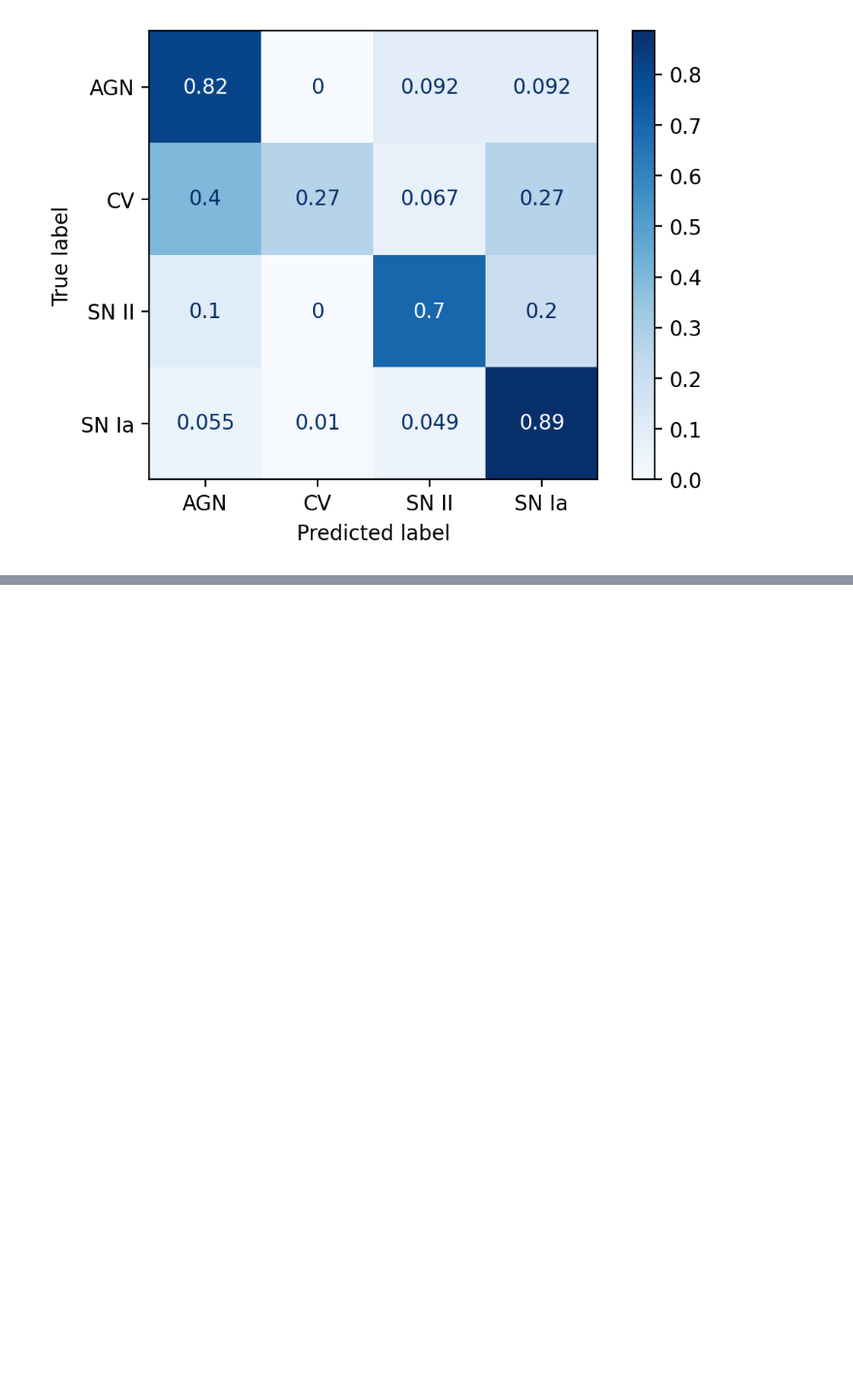
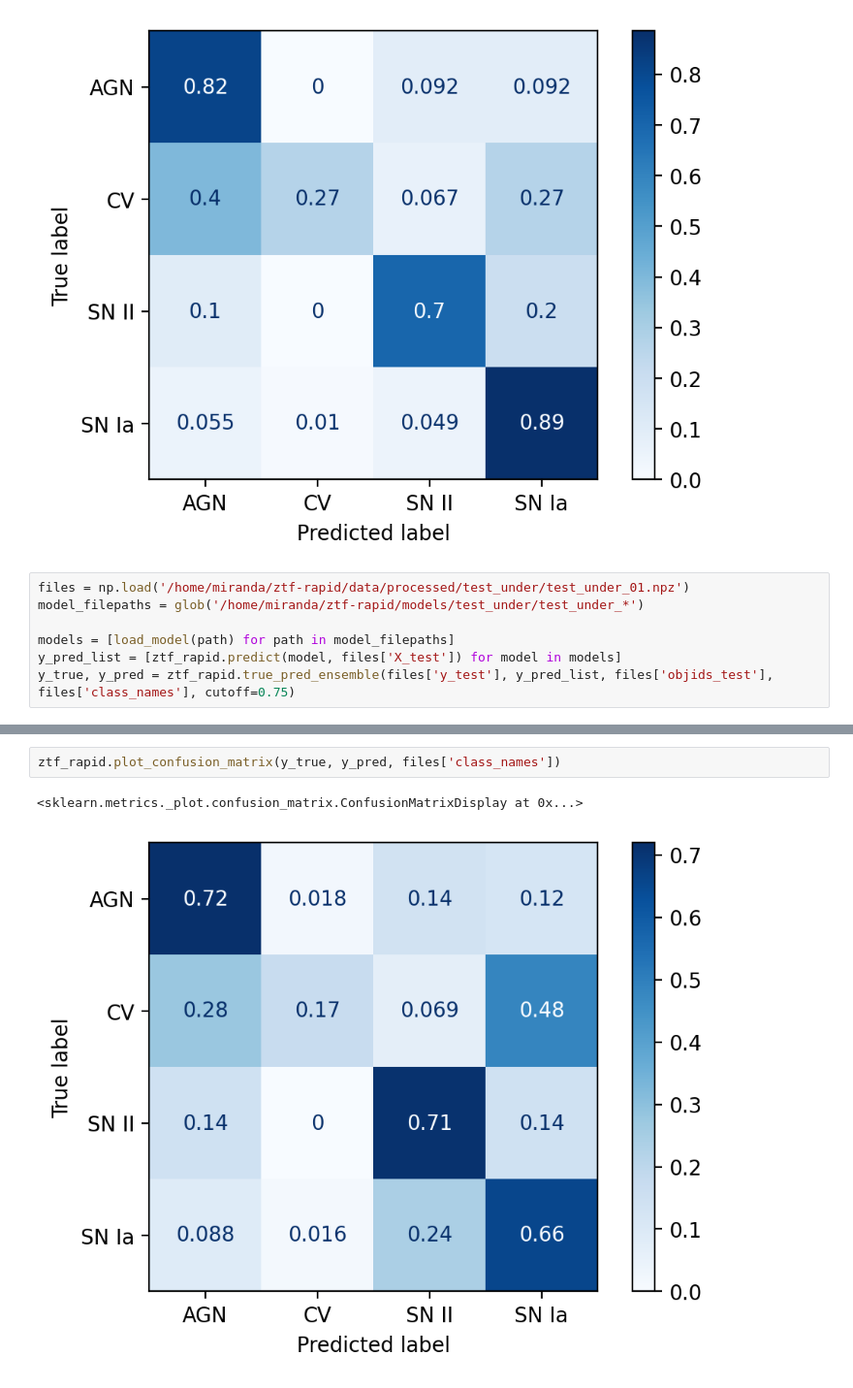
Before and after one commit to nmiranda/ztf-rapid, a Jupyter notebook: notebooks/multiple_models_dbis.ipynb, the cells around one changed output, grey strips where cells are left out. Shown at 97% size. Drawn from its saved outputs; the diff is of its cells as text; blank space fills up the shorter version.

Commit message:
Multiple models dbis multiple runs

```diff
--- a/notebooks/multiple_models_dbis.ipynb
+++ b/notebooks/multiple_models_dbis.ipynb
@@ -42,3 +77,10 @@ ztf_rapid.plot_confusion_matrix(y_true, y_pred, files['class_names'])
 # %% [output]
 <sklearn.metrics._plot.confusion_matrix.ConfusionMatrixDisplay at 0x...>
 [figure]
+# %%
+files = np.load('/home/miranda/ztf-rapid/data/processed/test_under/test_under_01.npz')
+model_filepaths = glob('/home/miranda/ztf-rapid/models/test_under/test_under_*')
+
+models = [load_model(path) for path in model_filepaths]
+y_pred_list = [ztf_rapid.predict(model, files['X_test']) for model in models]
+y_true, y_pred = ztf_rapid.true_pred_ensemble(files['y_test'], y_pred_list, files['objids_test'], files['class_names'], cutoff=0.75)
@@ -44,0 +92,5 @@ ztf_rapid.plot_confusion_matrix(y_true, y_pred, files['class_names'])
+# %%
+ztf_rapid.plot_confusion_matrix(y_true, y_pred, files['class_names'])
+# %% [output]
+<sklearn.metrics._plot.confusion_matrix.ConfusionMatrixDisplay at 0x...>
+[figure, added]
```
Also changed, not shown: parts of 13 cells of this notebook.
